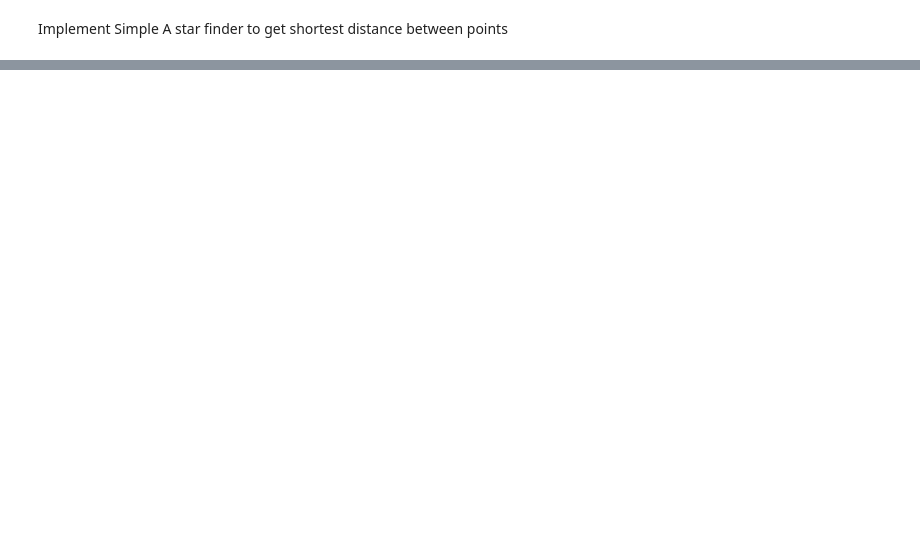
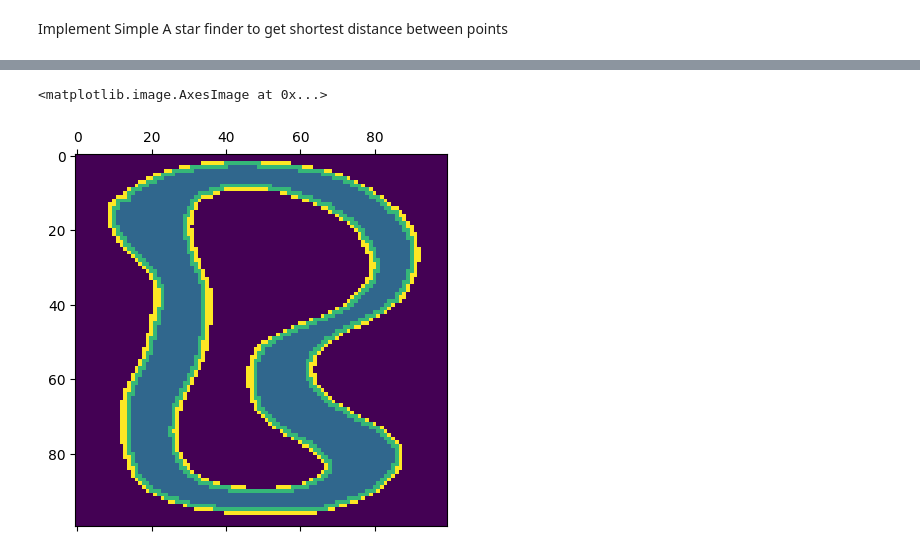
Before and after one commit to tim200002/TAS-Racer, a Jupyter notebook: scripts/generate_np_map.ipynb, the cells around one changed output, grey strips where cells are left out. Saved outputs shown, nothing was run; the diff lists cells and outputs as text; code cells hidden in the pictures; blank space fills up the shorter version.

```diff
--- a/scripts/generate_np_map.ipynb
+++ b/scripts/generate_np_map.ipynb
@@ -161,0 +254,6 @@ backsolve_path
+# %%
+classified_grid = classify_points(20, 20, img_binarized)
+plt.matshow(classified_grid)
+# %% [output]
+<matplotlib.image.AxesImage at 0x...>
+[figure, added]
```
Also changed, not shown: parts of 12 cells of this notebook, 2 other files.
